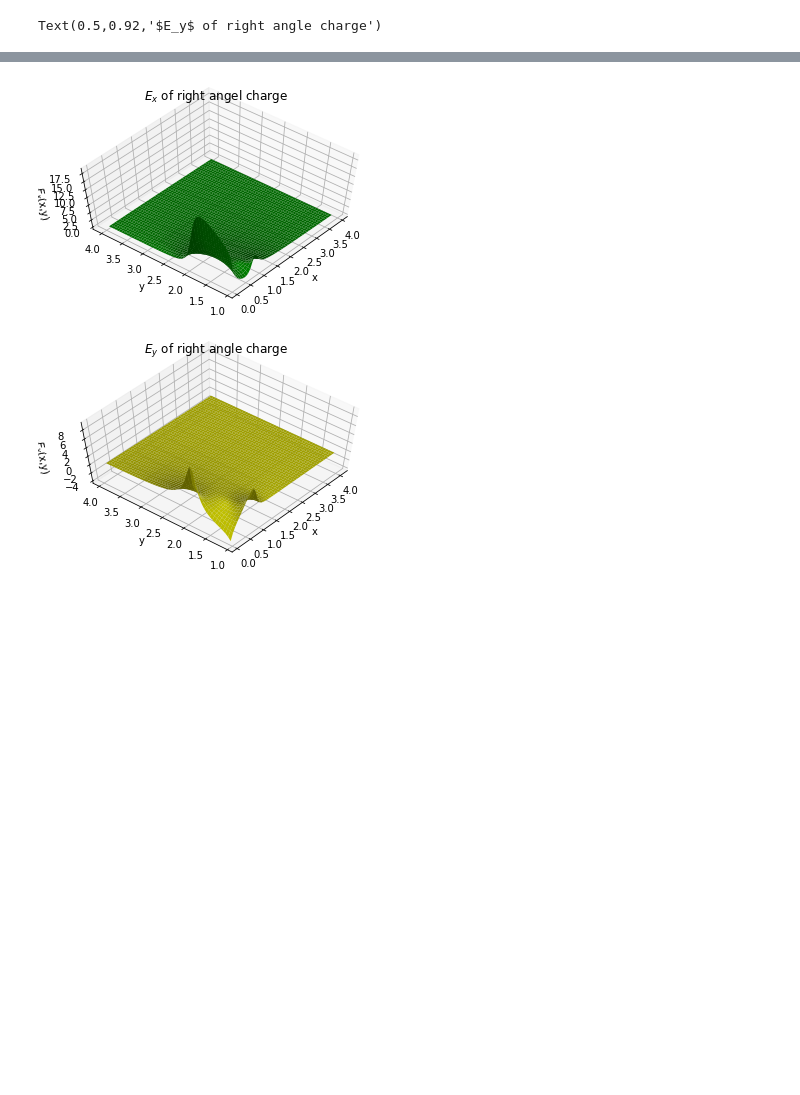
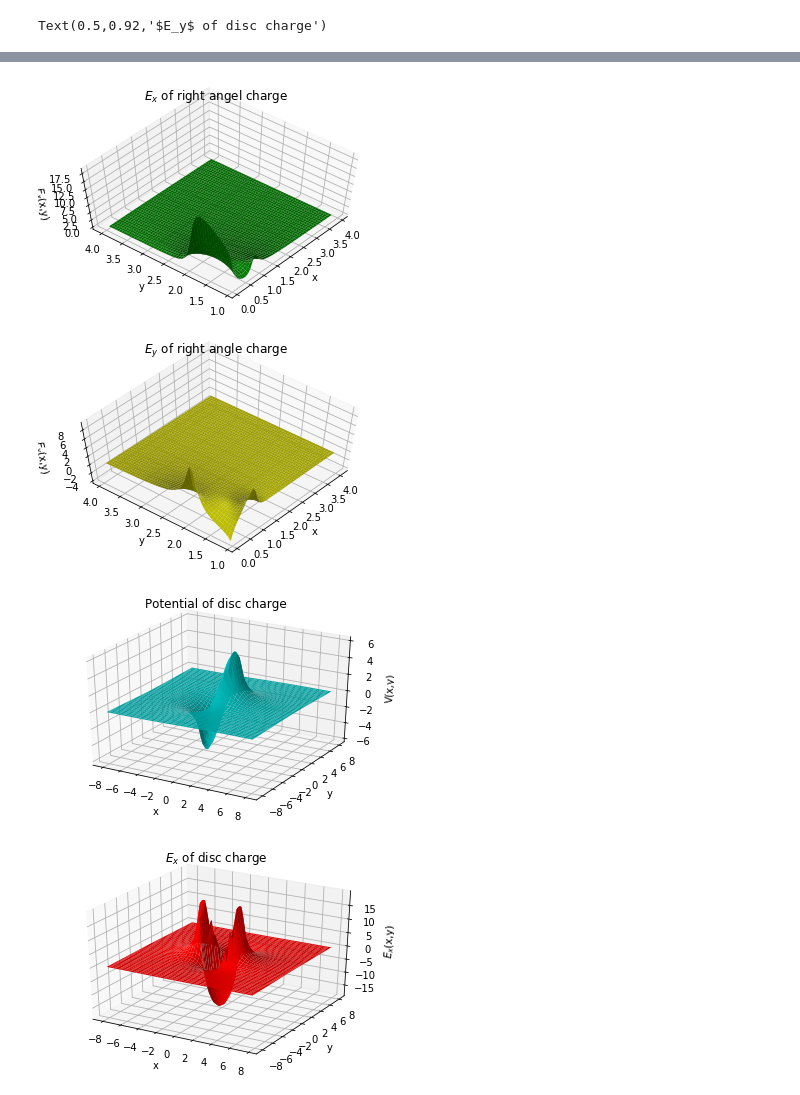
Before and after one commit to Phys7321/hw02-integrations-aninditamaiti, a Jupyter notebook: python/hw2.ipynb, the cells around one changed output, grey strips where cells are left out. Cells and saved outputs as stored; diff of their text form; code cells hidden in the pictures; blank space fills up the shorter version.

```diff
--- a/python/hw2.ipynb
+++ b/python/hw2.ipynb
@@ -5,6 +5,7 @@ import math
 from matplotlib import pyplot
 from mpl_toolkits.mplot3d import Axes3D
 from itertools import product
+#from math import pi,cos ,sin
 
 # Setting $\frac{1}{4\pi \epsilon_0}$ to 1 for this homework
 
@@ -92,31 +93,79 @@ diagram1.set_title('Potential for right angle charge')
 # Plotting E_x of line charge
 fig2 = pyplot.figure()
 diagram_Ex = fig2.gca(projection='3d')
 X2, Y2 = np.meshgrid(x1[0:(len(x1)-1)], y1)
 contour2 = diagram_Ex.plot_surface(X2, Y2, E_rightangle_x, shade=True,color='g')
 diagram_Ex.set_xlabel('x')
 diagram_Ex.set_ylabel('y')
 diagram_Ex.set_zlabel('$E_x$(x,y)')
 diagram_Ex.view_init(60, 220)
 diagram_Ex.set_title('$E_x$ of right angel charge')
 
 
 # Plotting E_y of line charge
 fig3 = pyplot.figure()
 diagram_Ey = fig3.gca(projection='3d')
 X3, Y3 = np.meshgrid(x1, y1[0:len(y1)-1])
 contour3 = diagram_Ey.plot_surface(X3, Y3, E_rightangle_y, shade=True,color='y')
 diagram_Ey.set_xlabel('x')
 diagram_Ey.set_ylabel('y')
 diagram_Ey.set_zlabel('$E_y$(x,y)')
 diagram_Ey.view_init(60, 220)
 diagram_Ey.set_title('$E_y$ of right angle charge')
 
 # disc charge
+x3=np.linspace(-8,+8,50)
+y3=np.linspace(-8,+8,50)
+
+# potential of disk charge
+z = 0.1
+V_disc = np.zeros((len(x3),len(y3)))
+for i,j in product(range(0,len(x3)),range(0,len(y3))):
+    dV_disc = lambda r,theta : math.cos(theta)*r**2/((x3[i]-r*math.cos(theta))**2 + (y3[j]-r*math.sin(theta))**2 + z**2)**0.5
+    dV_disc_prime=sci.nquad(dV_disc,[[0,2],[0,2*math.pi]])
+    V_disc[j,i]=dV_disc_prime[0]
+
+# electric field of disc charge
+E_disc_x=-np.diff(V_disc,axis=-1)/.1
+E_disc_y=-np.diff(V_disc,axis=0)/.1
+
+
+
+# Plotting potential of disc charge
+fig4 = pyplot.figure()
+diagram_disc_V = fig4.gca(projection='3d')
+X3, Y3 = np.meshgrid(x3, y3)
+contour4 = diagram_disc_V.plot_surface(X3, Y3, V_disc,shade=True,color='c')
+diagram_disc_V.set_xlabel('x')
+diagram_disc_V.set_ylabel('y')
+diagram_disc_V.set_zlabel('V(x,y)')
+diagram_disc_V.set_title('Potential of disc charge')
+
+# Plotting Ex of disc charge
+fig5 = pyplot.figure()
+diagram_disc_Ex = fig5.gca(projection='3d')
+X4, Y4 = np.meshgrid(x3[0:len(x3)-1], y3)
+contour5 = diagram_disc_Ex.plot_surface(X4, Y4, E_disc_x,shade=True,color='r')
+diagram_disc_Ex.set_xlabel('x')
+diagram_disc_Ex.set_ylabel('y')
+diagram_disc_Ex.set_zlabel('$E_x$(x,y)')
+diagram_disc_Ex.set_title('$E_x$ of disc charge')
+
+# Plotting Ey of disc charge
+fig6 = pyplot.figure()
+diagram_disc_Ey = fig6.gca(projection='3d')
+X5, Y5 = np.meshgrid(x3, y3[0:len(y3)-1])
+contour6 = diagram_disc_Ey.plot_surface(X5, Y5, E_disc_y,shade=True,color='b')
+diagram_disc_Ey.set_xlabel('x')
+diagram_disc_Ey.set_ylabel('y')
+diagram_disc_Ey.set_zlabel('$E_y$(x,y)')
+diagram_disc_Ey.set_title('$E_y$ of disc charge')
 # %% [output]
 [figure]
 [figure]
-Text(0.5,0.92,'$E_y$ of right angle charge')
+Text(0.5,0.92,'$E_y$ of disc charge')
 [figure]
 [figure]
 [figure]
+[figure, added]
+[figure, added]
```
Also changed, not shown: parts of 1 cell of this notebook, 1 other file.
